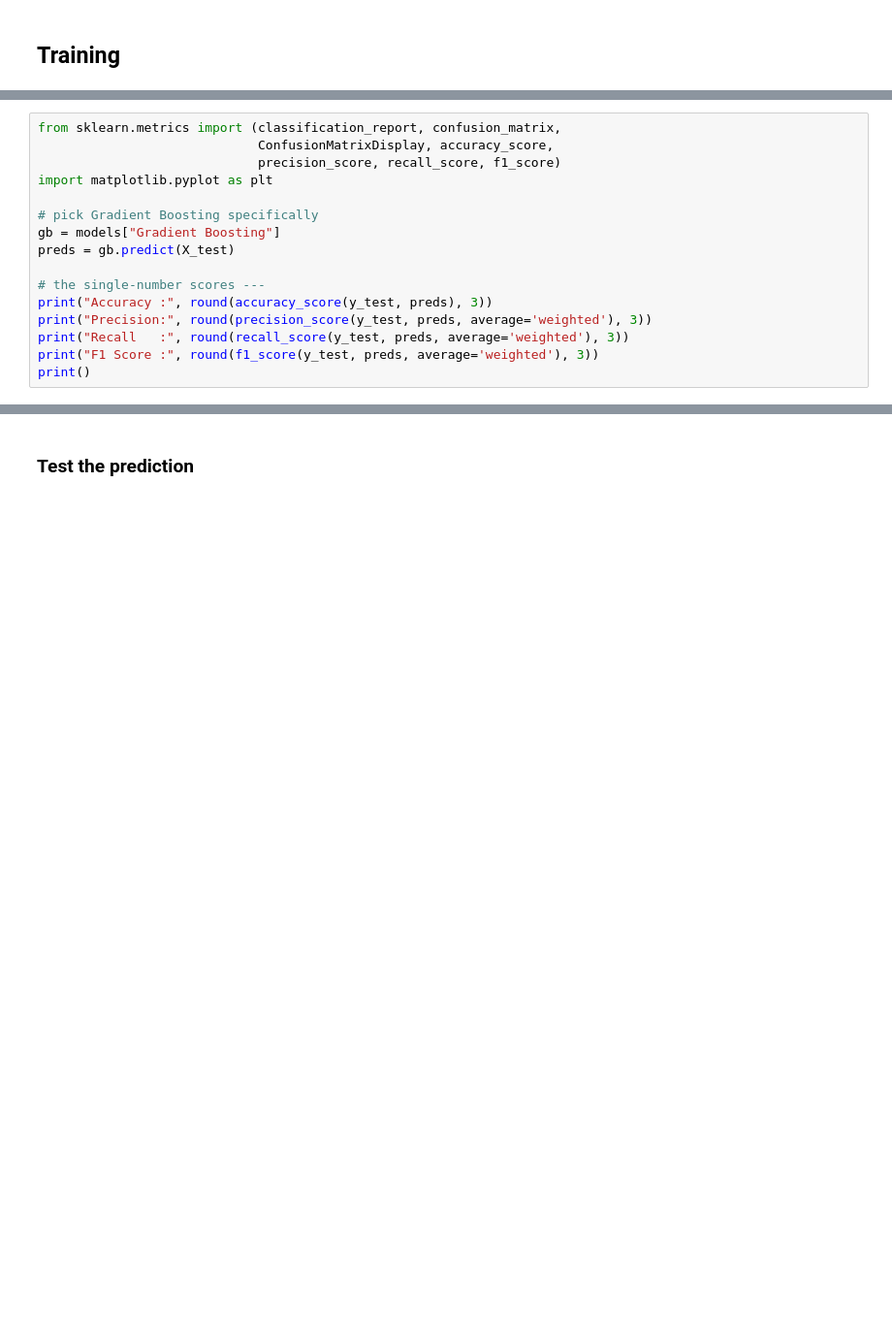
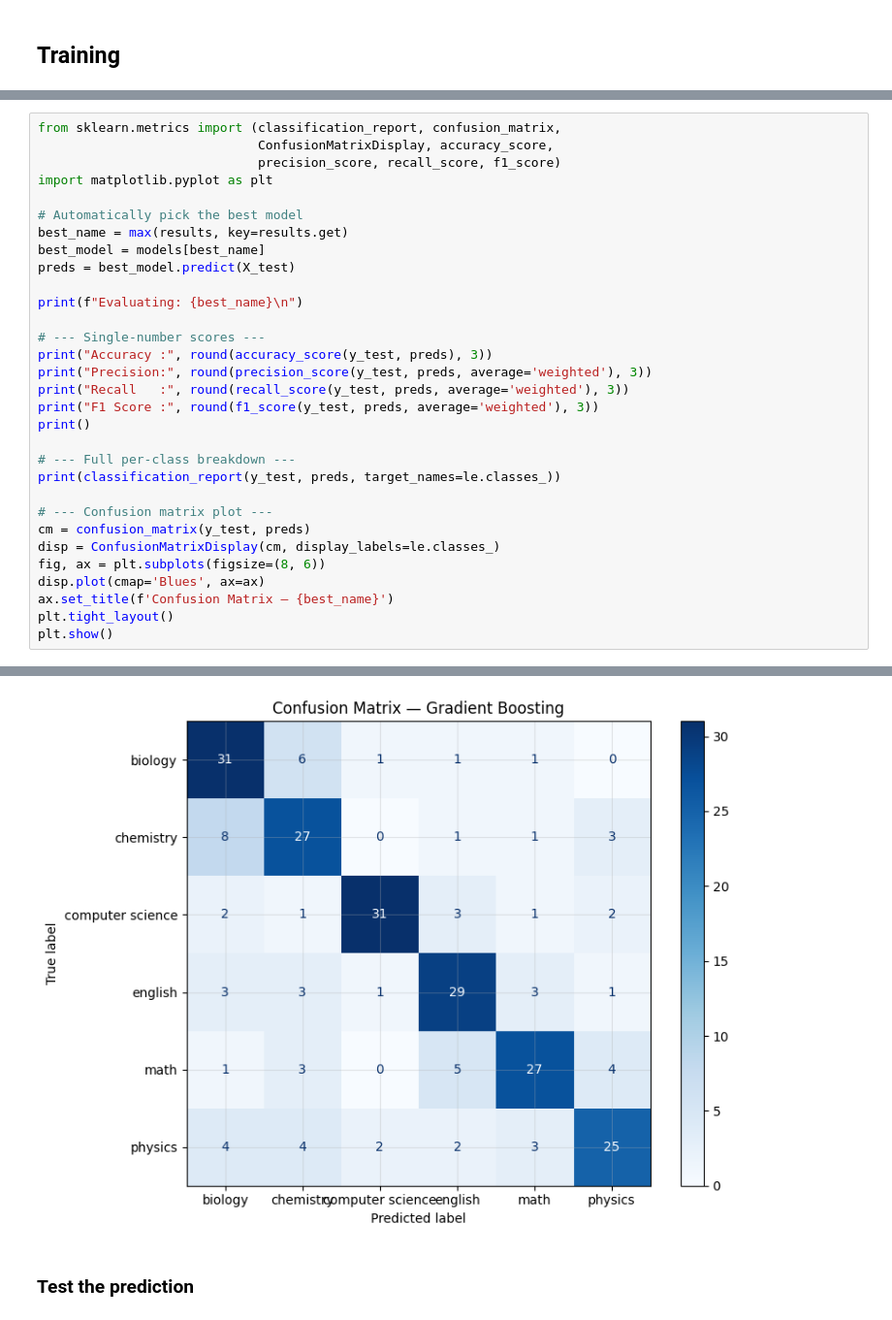
Before and after one commit to SaffiSardar/Personal_WebScraping_teacheronscraper_Project, a Jupyter notebook: code.ipynb, the cells around one changed output, grey strips where cells are left out. Shown at 97% size. Cells and saved outputs as stored; diff of their text form; blank space fills up the shorter version.

```diff
--- a/code.ipynb
+++ b/code.ipynb
@@ -573,14 +579,29 @@ from sklearn.metrics import (classification_report, confusion_matrix,
                              precision_score, recall_score, f1_score)
 import matplotlib.pyplot as plt
 
-# pick Gradient Boosting specifically
-gb = models["Gradient Boosting"]
-preds = gb.predict(X_test)
+# Automatically pick the best model
+best_name = max(results, key=results.get)
+best_model = models[best_name]
+preds = best_model.predict(X_test)
 
-# the single-number scores ---
+print(f"Evaluating: {best_name}\n")
+
+# --- Single-number scores ---
 print("Accuracy :", round(accuracy_score(y_test, preds), 3))
 print("Precision:", round(precision_score(y_test, preds, average='weighted'), 3))
 print("Recall   :", round(recall_score(y_test, preds, average='weighted'), 3))
 print("F1 Score :", round(f1_score(y_test, preds, average='weighted'), 3))
 print()
+
+# --- Full per-class breakdown ---
+print(classification_report(y_test, preds, target_names=le.classes_))
+
+# --- Confusion matrix plot ---
+cm = confusion_matrix(y_test, preds)
+disp = ConfusionMatrixDisplay(cm, display_labels=le.classes_)
+fig, ax = plt.subplots(figsize=(8, 6))
+disp.plot(cmap='Blues', ax=ax)
+ax.set_title(f'Confusion Matrix — {best_name}')
+plt.tight_layout()
+plt.show()
 # %% [output]
@@ -591,3 +627,4 @@ F1 Score : 0.793
+[figure, added]
 # %% [markdown]
 ### Test the prediction
 # %%
```
Also changed, not shown: parts of 15 cells of this notebook, 1 other file.
